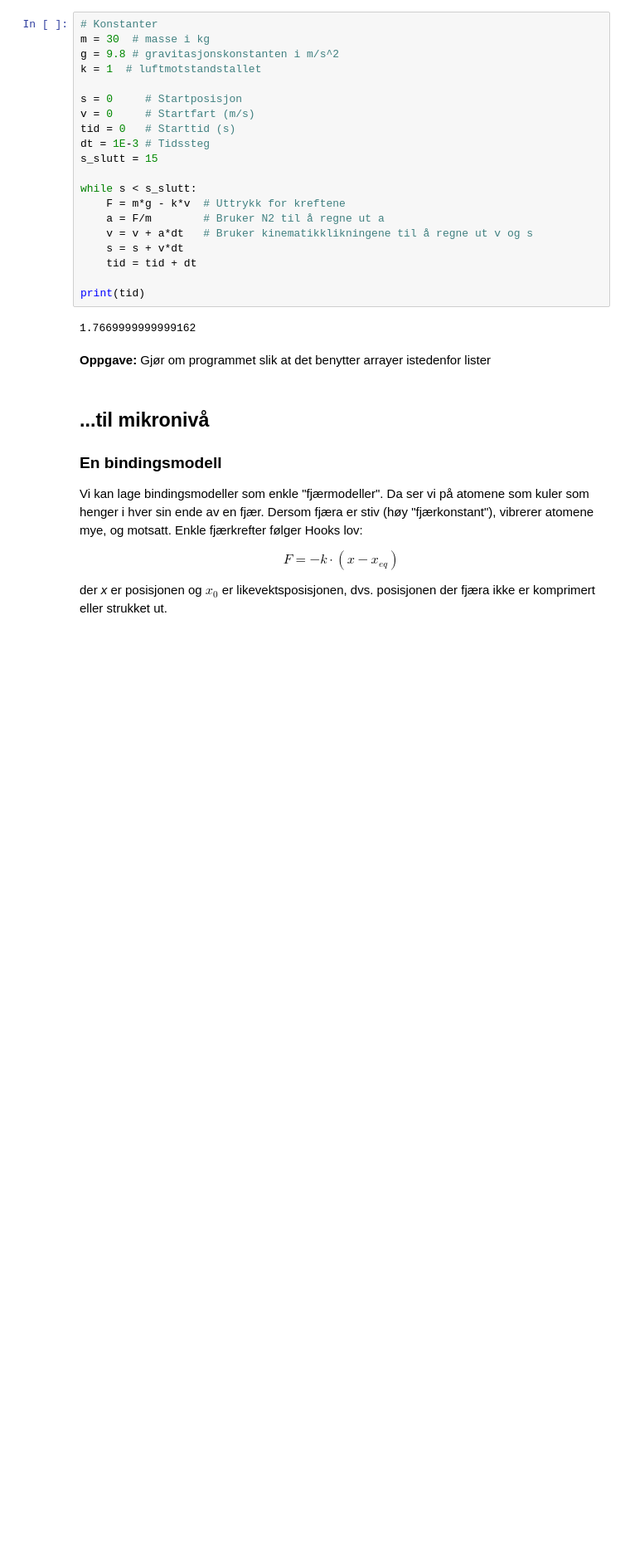
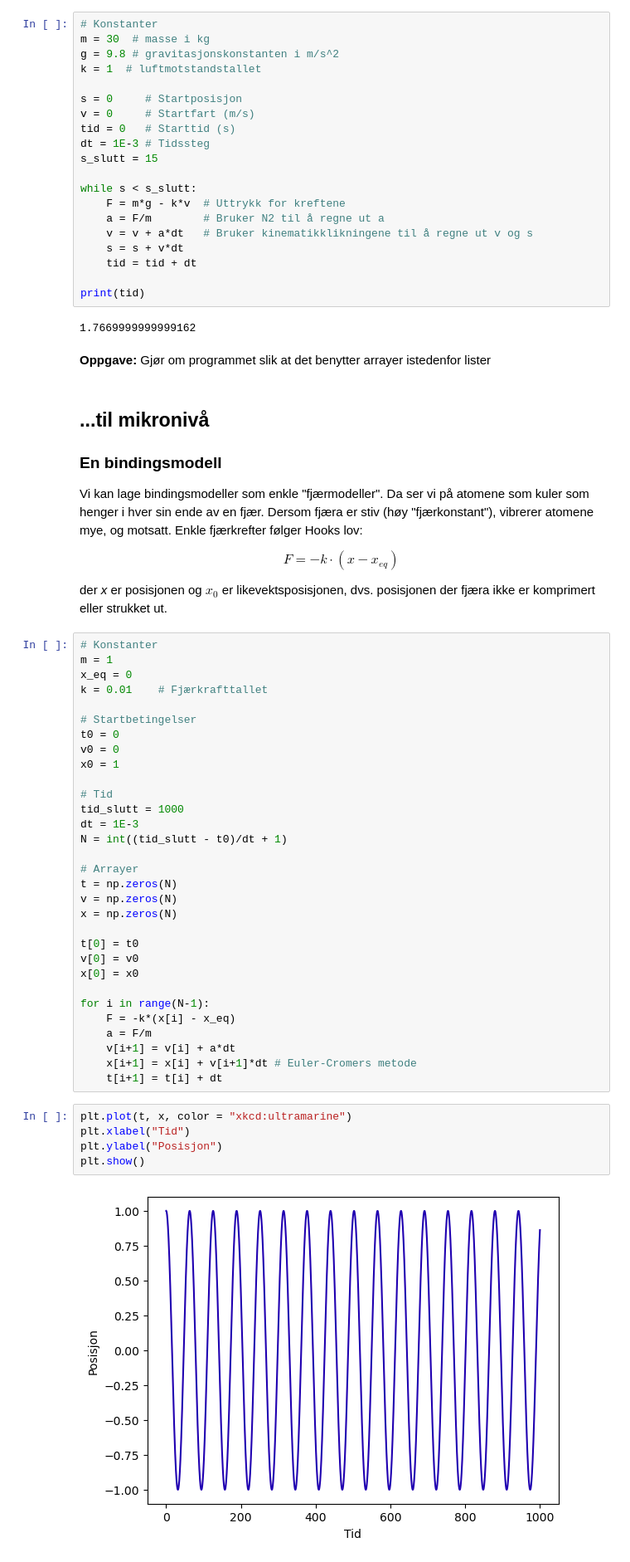
Before and after one commit to andreasdh/programmering-i-kjemi, a Jupyter notebook: docs/forelesninger/forelesning7.ipynb, the cells around one changed output. Shown: that part at 83% size. Saved outputs shown, nothing was run; the diff lists cells and outputs as text; blank space fills up the shorter version.

```diff
--- a/docs/forelesninger/forelesning7.ipynb
+++ b/docs/forelesninger/forelesning7.ipynb
@@ -47,3 +47,41 @@ Vi kan lage bindingsmodeller som enkle "fjærmodeller". Da ser vi på atomene so
 $$F = -k\cdot (x - x_{eq})$$
 
 der _x_ er posisjonen og $x_0$ er likevektsposisjonen, dvs. posisjonen der fjæra ikke er komprimert eller strukket ut.
+# %%
+# Konstanter
+m = 1
+x_eq = 0
+k = 0.01    # Fjærkrafttallet
+
+# Startbetingelser
+t0 = 0
+v0 = 0
+x0 = 1
+
+# Tid
+tid_slutt = 1000
+dt = 1E-3
+N = int((tid_slutt - t0)/dt + 1)
+
+# Arrayer
+t = np.zeros(N)
+v = np.zeros(N)
+x = np.zeros(N)
+
+t[0] = t0
+v[0] = v0
+x[0] = x0
+
+for i in range(N-1):
+    F = -k*(x[i] - x_eq)
+    a = F/m
+    v[i+1] = v[i] + a*dt
+    x[i+1] = x[i] + v[i+1]*dt # Euler-Cromers metode
+    t[i+1] = t[i] + dt
+# %%
+plt.plot(t, x, color = "xkcd:ultramarine")
+plt.xlabel("Tid")
+plt.ylabel("Posisjon")
+plt.show()
+# %% [output]
+[figure, added]
```
